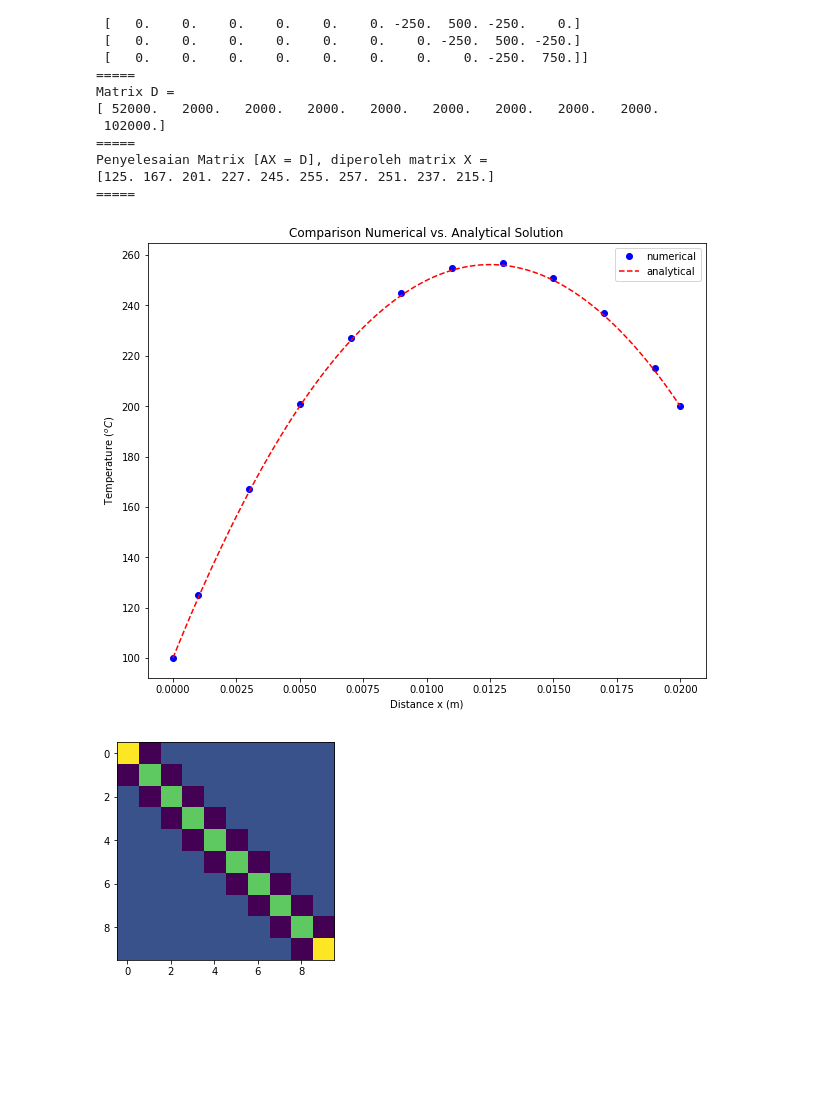
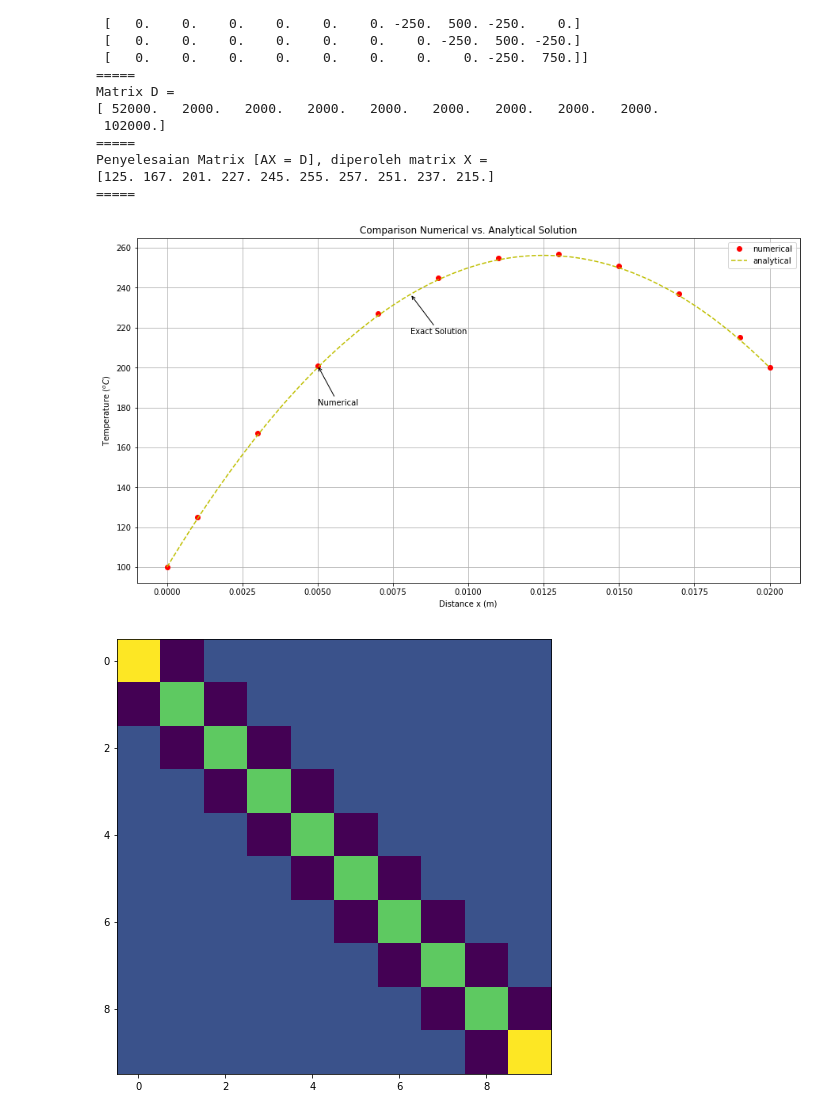
Before and after one commit to taruma/belajar-tsa, a Jupyter notebook: metnum/volume/Metnum-Case4.2.ipynb, the cells around one changed output. Drawn from its saved outputs; the diff is of its cells as text; code cells hidden in the pictures; blank space fills up the shorter version.

```diff
--- a/metnum/volume/Metnum-Case4.2.ipynb
+++ b/metnum/volume/Metnum-Case4.2.ipynb
@@ -112,23 +113,28 @@ Penyelesaian Matrix [AX = D], diperoleh matrix X =
 # %%
 import matplotlib.pyplot as plt
 %matplotlib inline
 
-plt.rcParams["figure.figsize"] = (10,8)
+plt.rcParams["figure.figsize"] = (15,8)
 plt.title('Comparison Numerical vs. Analytical Solution')
 plt.xlabel('Distance x (m)')
 plt.ylabel('Temperature $(^{o}C)$')
-plt.plot(axisx, y_num, 'bo', label='numerical')
-plt.plot(axisx_exact, exact, 'r--', label='analytical')
+plt.plot(axisx, y_num, 'ro', label='numerical')
+plt.plot(axisx_exact, exact, 'y--', label='analytical')
 plt.legend()
 
+node_ann = 3
+plt.annotate('Numerical', xy=(axisx[node_ann],y_num[node_ann]), xytext =(axisx[node_ann],y_num[node_ann]-20),
+            arrowprops=dict(arrowstyle='->', connectionstyle='arc3'),)
 
-#plt.annotate('Numerical', xy=(axisx[2],y_num[2]), xytext =(axisx[2]-0.002,y_num[2]+20),
-#            arrowprops=dict(arrowstyle='->', connectionstyle='arc3'),)
-
-plt.show()
+mid_exact = int(nodes_exact/2)-10
+plt.annotate('Exact Solution', xy=(axisx_exact[mid_exact],exact[mid_exact]),
+             xytext =(axisx_exact[mid_exact],exact[mid_exact]-20),
+             arrowprops=dict(arrowstyle='->', connectionstyle='arc3'),)
+plt.grid();
+plt.show();
 # %% [output]
-[figure, old version]
+[figure, new version]
 # %%
 plt.imshow(mat_a);
 # %% [output]
-[figure, old version]
+[figure, new version]
```
Also changed, not shown: parts of 1 cell of this notebook, 2 other files.
